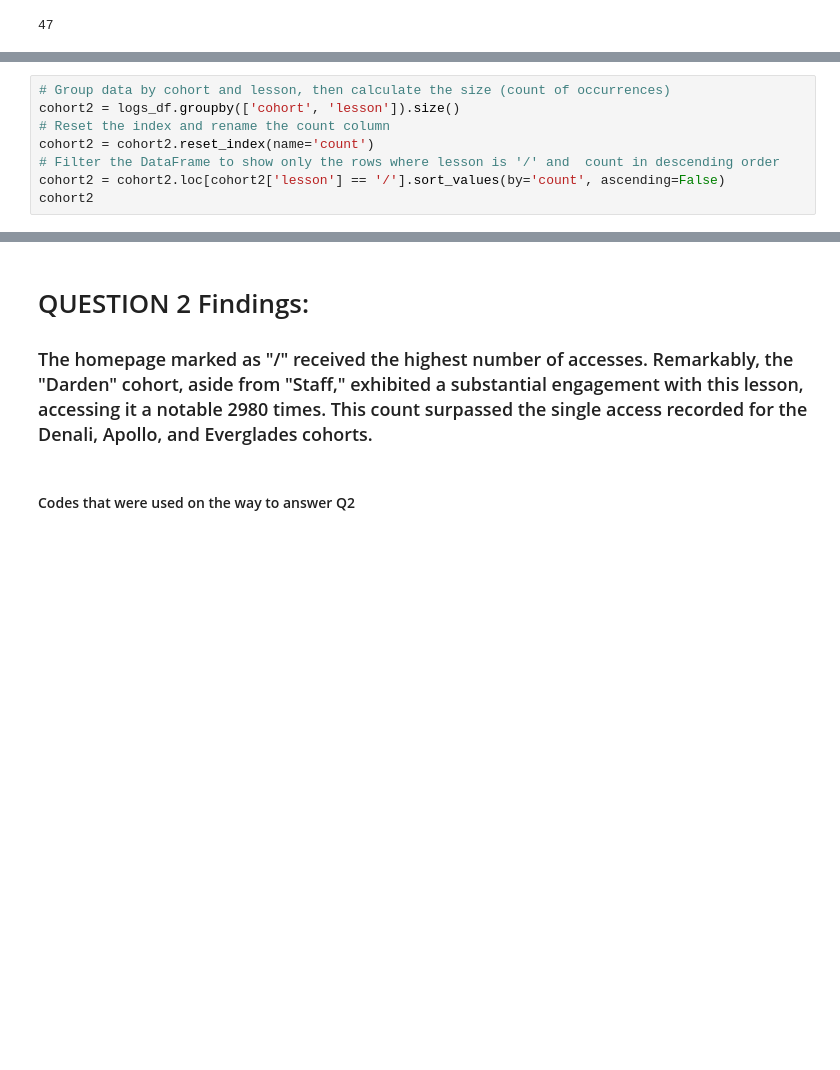
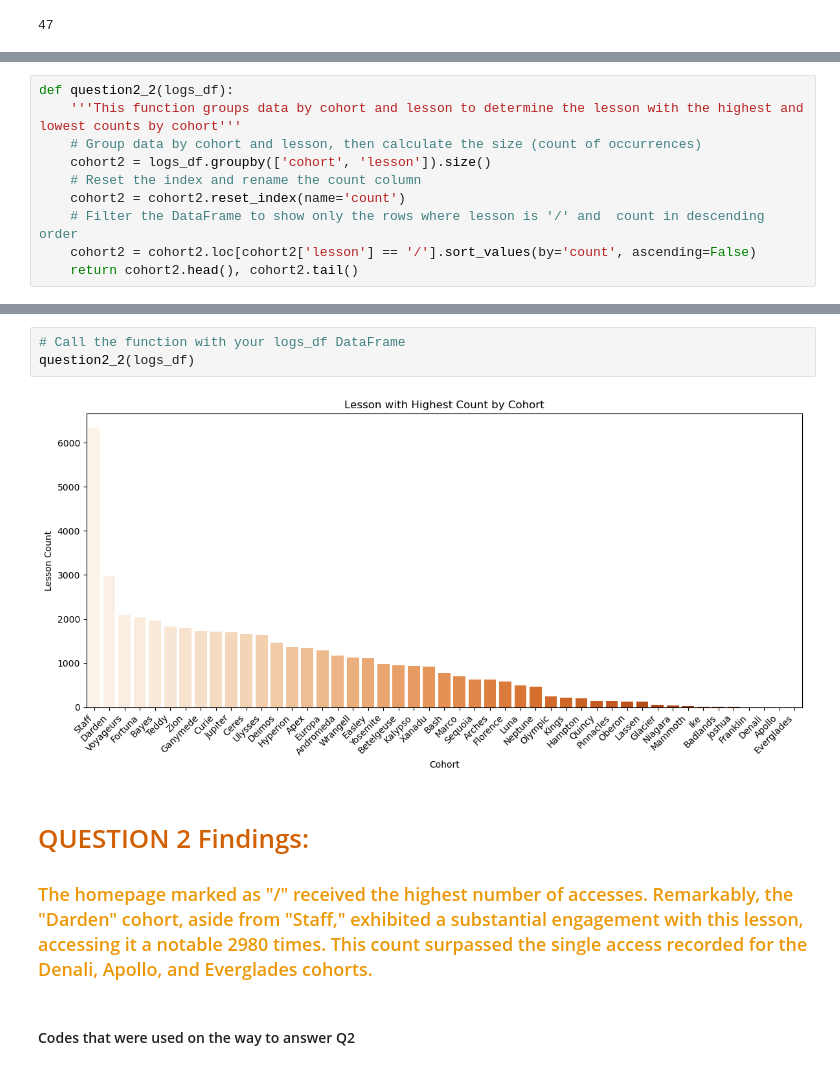
Before and after one commit to Curriculum-Assurance-Team/Curriculum_Engagement_and_Usage_Analysis, a Jupyter notebook: annie_explore.ipynb, the cells around one changed output, grey strips where cells are left out. Cells and saved outputs as stored; diff of their text form; blank space fills up the shorter version.

Commit message:
made codes into functions for wrangle.py, added Q1 graph

```diff
--- a/annie_explore.ipynb
+++ b/annie_explore.ipynb
@@ -124,8 +138,10 @@ The lesson that referred to the the least: java-i/loops with 1 referrals.
 # %%
-# Group data by cohort and lesson, then calculate the size (count of occurrences)
-cohort2 = logs_df.groupby(['cohort', 'lesson']).size()
-# Reset the index and rename the count column
-cohort2 = cohort2.reset_index(name='count')
-# Filter the DataFrame to show only the rows where lesson is '/' and  count in descending order
-cohort2 = cohort2.loc[cohort2['lesson'] == '/'].sort_values(by='count', ascending=False)
-cohort2
+def question2_2(logs_df):
+    '''This function groups data by cohort and lesson to determine the lesson with the highest and lowest counts by cohort'''
+    # Group data by cohort and lesson, then calculate the size (count of occurrences)
+    cohort2 = logs_df.groupby(['cohort', 'lesson']).size()
+    # Reset the index and rename the count column
+    cohort2 = cohort2.reset_index(name='count')
+    # Filter the DataFrame to show only the rows where lesson is '/' and  count in descending order
+    cohort2 = cohort2.loc[cohort2['lesson'] == '/'].sort_values(by='count', ascending=False)
+    return cohort2.head(), cohort2.tail()
@@ -150,6 +184,11 @@ cohort2
+# %%
+# Call the function with your logs_df DataFrame
+question2_2(logs_df)
+# %% [output]
+[figure, added]
 # %% [markdown]
-# QUESTION 2 Findings:
-### The homepage marked as "/" received the highest number of accesses. Remarkably, the "Darden" cohort, aside from "Staff," exhibited a substantial engagement with this lesson, accessing it a notable 2980 times. This count surpassed the single access recorded for the Denali, Apollo, and Everglades cohorts.
+# <span style= 'color: #D16002'>QUESTION 2 Findings:
+###  <span style= 'color: #EC9706'>The homepage marked as "/" received the highest number of accesses. Remarkably, the "Darden" cohort, aside from "Staff," exhibited a substantial engagement with this lesson, accessing it a notable 2980 times. This count surpassed the single access recorded for the Denali, Apollo, and Everglades cohorts.
 # %% [markdown]
 #### Codes that were used on the way to answer Q2
 # %%
```
Also changed, not shown: parts of 15 cells of this notebook.
